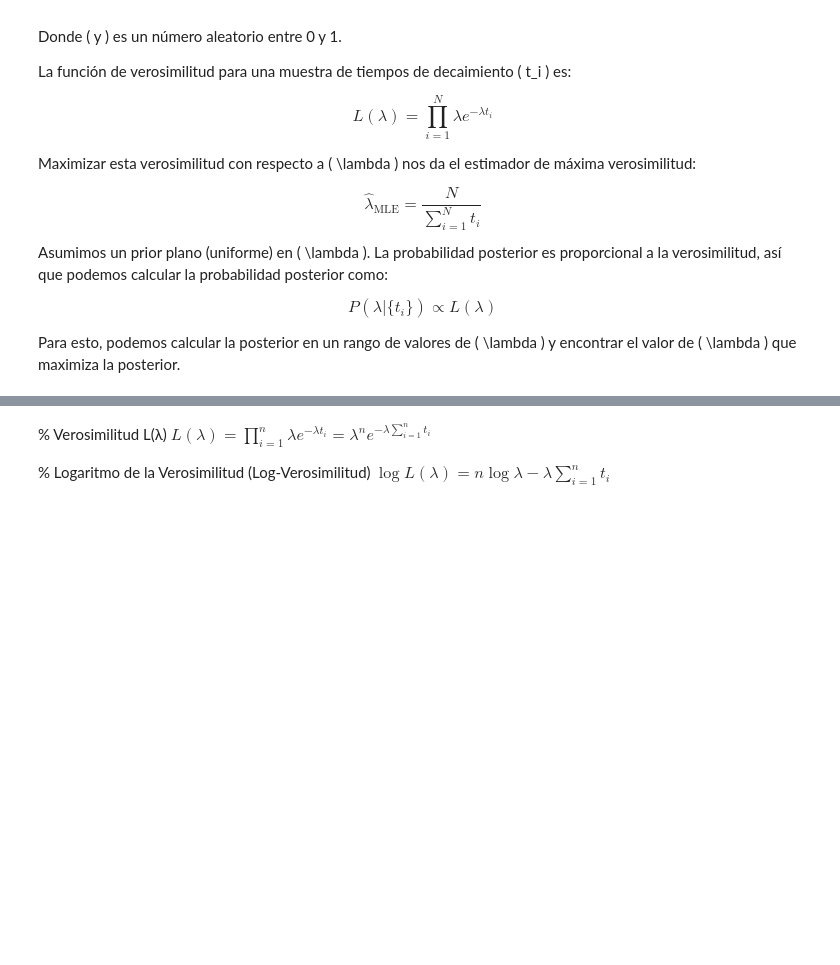
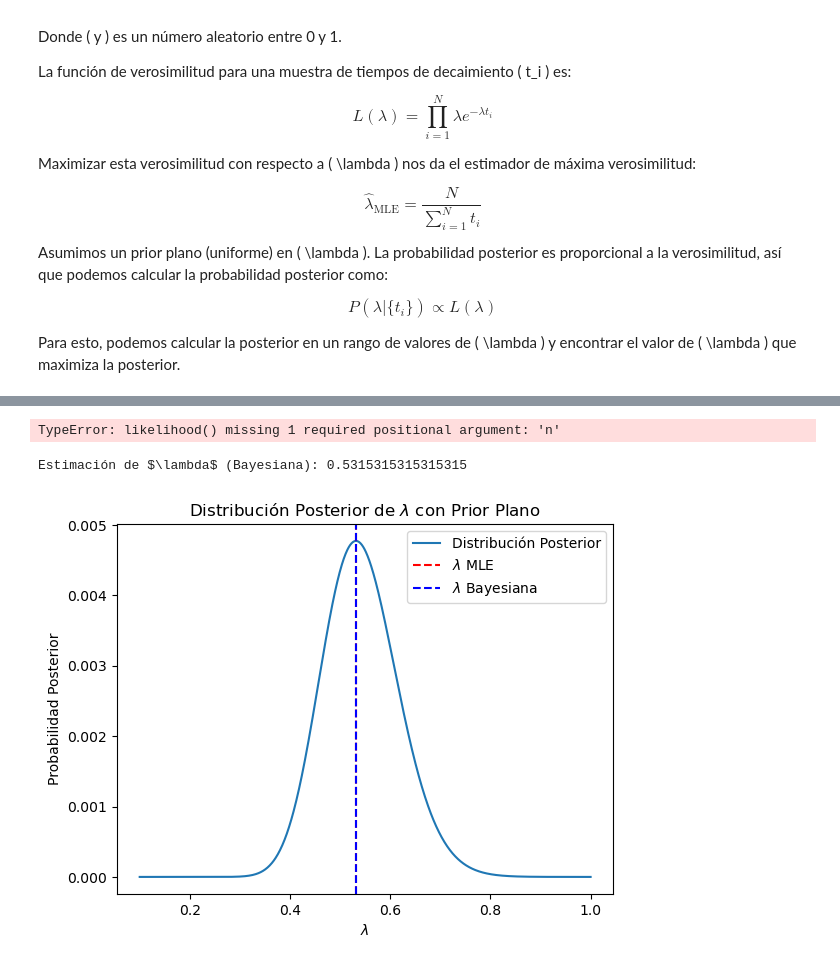
Before and after one commit to Cami-hormaeche/Astrometria2024, a Jupyter notebook: practico4/problema3y4-practico4.ipynb, the cells around one changed output, grey strips where cells are left out. Drawn from its saved outputs; the diff is of its cells as text; code cells hidden in the pictures; blank space fills up the shorter version.

```diff
--- a/practico4/problema3y4-practico4.ipynb
+++ b/practico4/problema3y4-practico4.ipynb
@@ -225,13 +225,3 @@ Estimación de $\lambda$ (MLE): 0.5317549241979087
-# %% [markdown]
-% Verosimilitud L(λ)
-$
-L(\lambda) = \prod_{i=1}^n \lambda e^{-\lambda t_i} = \lambda^n e^{-\lambda \sum_{i=1}^n t_i}
-$
-
-% Logaritmo de la Verosimilitud (Log-Verosimilitud)
-$
-\log L(\lambda) = n \log \lambda - \lambda \sum_{i=1}^n t_i
-$
 # %%
 #A continuacion, queremos estimar lambda a partir de Maximum Likelihood.
 #Tenemos que definir en principio la funcion likelihood
@@ -239,0 +239,52 @@ def log_likelihood(lam,ts):
+# %%
+#Ahora para definir la probabilidad posterior solo se multiplica el likelihood por el prior
+def probabilidad_posterior(t,lam):
+    L=likelihood(t,lam)
+    P=priors_uniforme(p)
+    prob_post=L*P
+    return(prob_post)
+# %%
+#Vamos a estimar lambda a partir de la funcion log_likelihood
+lamda_rango=np.linspace(0,1,1000)
+posterior = []
+for lam in lamda_rango:
+    posteriores=probabilidad_posterior(tiempo_decaimiento,lam)
+    posterior.append(posteriores)
+posterior=np.array(posterior)
+# %% [output]
+TypeError: likelihood() missing 1 required positional argument: 'n'
+# %%
+# Definición del rango de lambda
+lambda_range = np.linspace(0.1, 1, 1000)  # Rango para la estimación de lambda
+posterior = []
+
+# Función de log-verosimilitud para los datos y un valor de lambda
+def log_likelihood(data, lam):
+    return np.sum(np.log(pdf(data, lam)))
+
+# Cálculo de la probabilidad posterior para cada valor de lambda en el rango
+for lam in lambda_range:
+    posterior.append(log_likelihood(tiempo_decaimiento, lam))
+
+# Convertir a numpy array para normalizar la posterior
+posterior = np.array(posterior)
+posterior = posterior - np.max(posterior)  # Para evitar overflow numérico
+posterior = np.exp(posterior)  # Convertir de log-posterior a posterior real
+posterior /= np.sum(posterior)  # Normalizar la posterior
+
+# Estimación de lambda bayesiana
+lambda_bayes = lambda_range[np.argmax(posterior)]
+print(r'Estimación de $\lambda$ (Bayesiana):', lambda_bayes)
+
+# Graficar la distribución posterior de lambda
+plt.plot(lambda_range, posterior, label='Distribución Posterior')
+plt.axvline(lambda_mle, color='red', linestyle='--', label=r'$\lambda$ MLE')
+plt.axvline(lambda_bayes, color='blue', linestyle='--', label=r'$\lambda$ Bayesiana')
+plt.xlabel(r'$\lambda$')
+plt.ylabel('Probabilidad Posterior')
+plt.title('Distribución Posterior de $\lambda$ con Prior Plano')
+plt.legend()
+plt.show()
+# %% [output]
+Estimación de $\lambda$ (Bayesiana): 0.5315315315315315
+[figure, added]
```
Also changed, not shown: parts of 5 cells of this notebook.
